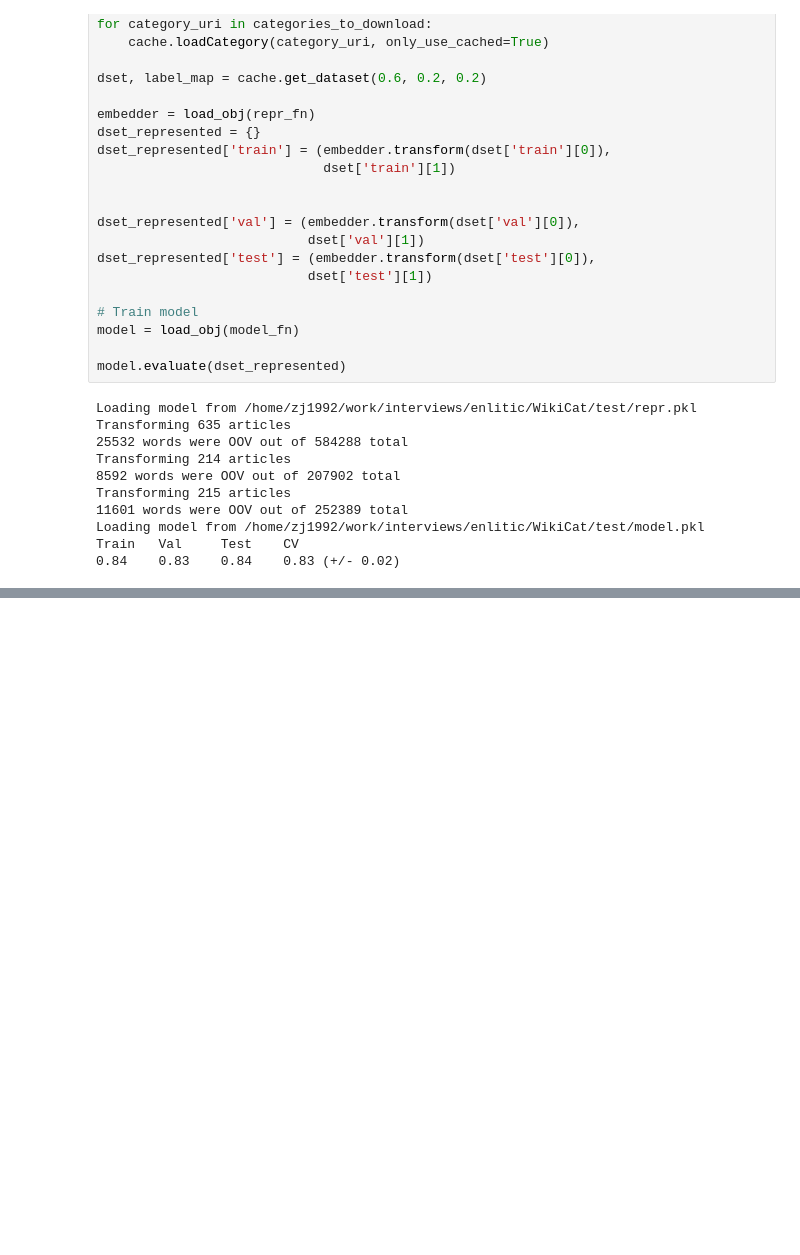
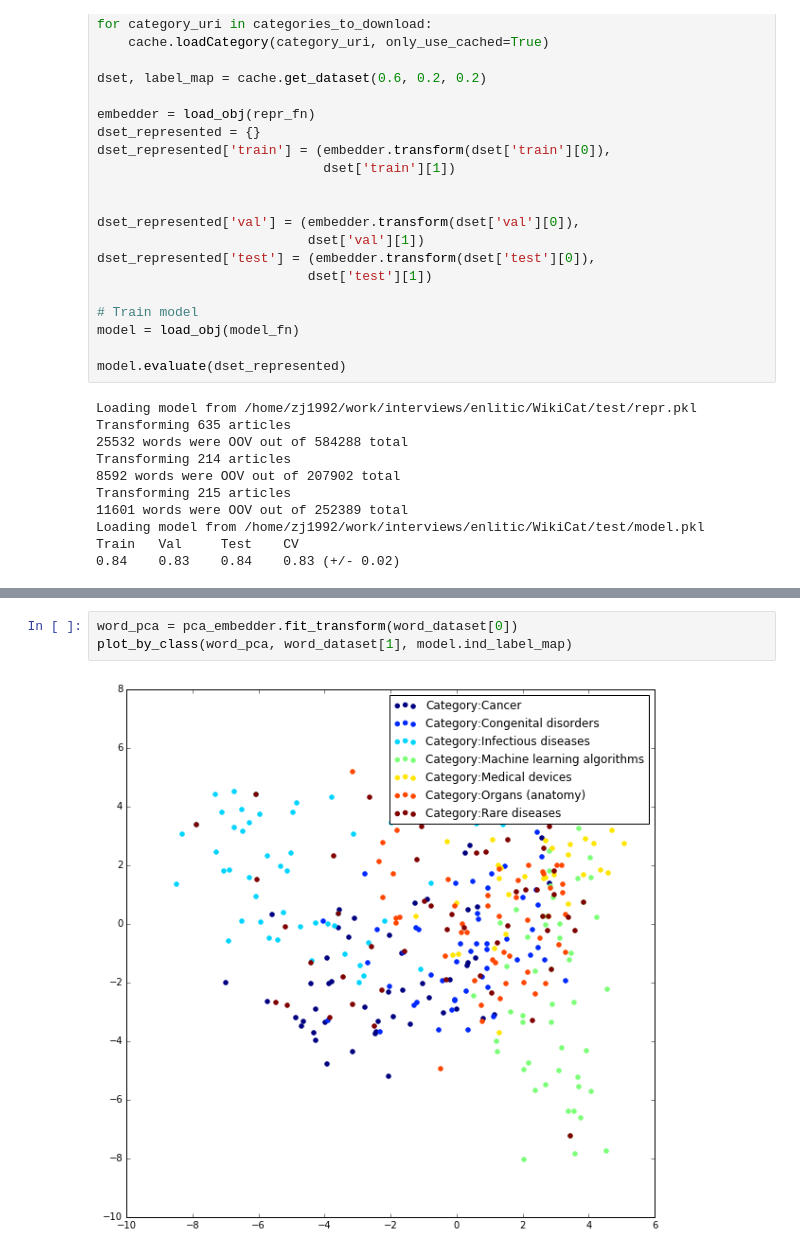
Before and after one commit to zmjjmz/WikiCat, a Jupyter notebook: Analysis.ipynb, the cells around one changed output, grey strips where cells are left out. Cells and saved outputs as stored; diff of their text form; blank space fills up the shorter version.

```diff
--- a/Analysis.ipynb
+++ b/Analysis.ipynb
@@ -79,0 +242,5 @@ array([[-0.14277353, -0.15465414, -0.36658715, ..., -0.43852336,
+# %%
+word_pca = pca_embedder.fit_transform(word_dataset[0])
+plot_by_class(word_pca, word_dataset[1], model.ind_label_map)
+# %% [output]
+[figure, added]
```
Also changed, not shown: parts of 17 cells of this notebook.
